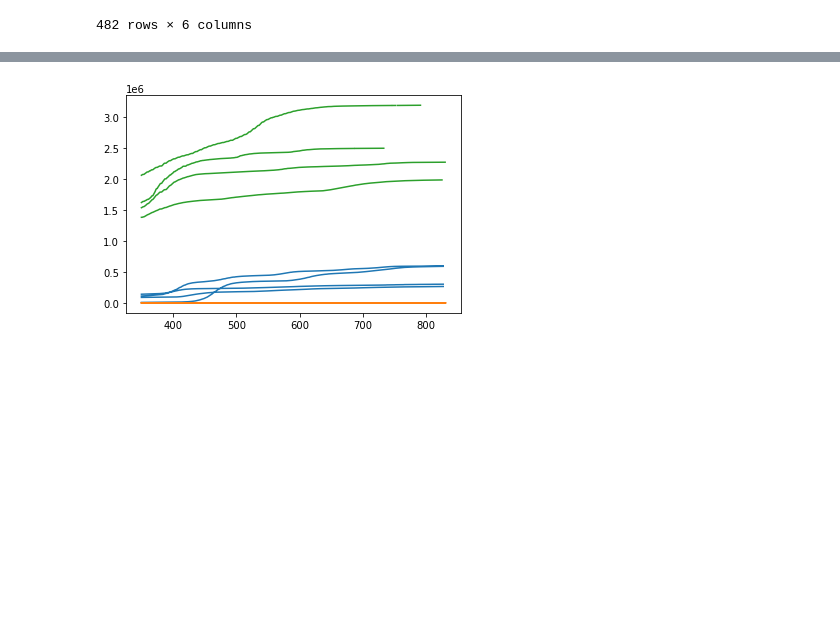
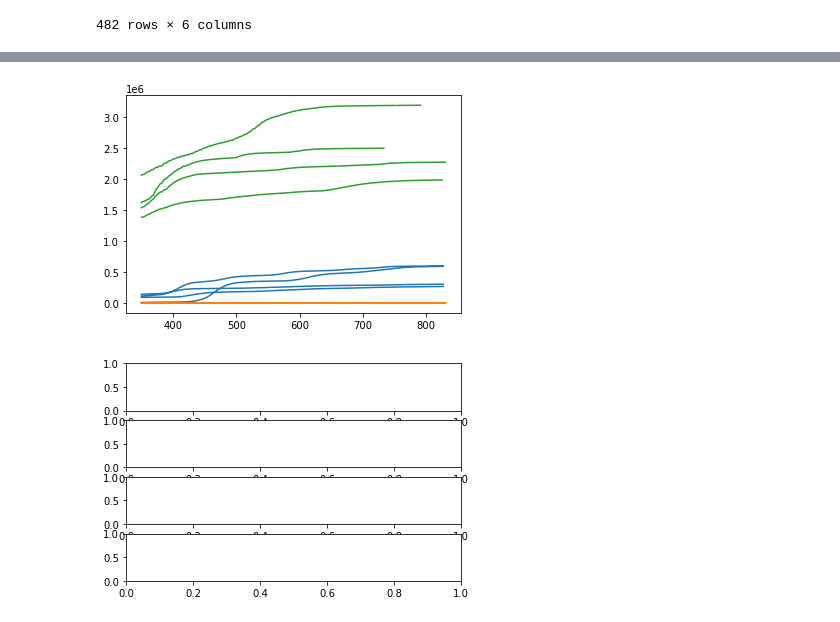
Before and after one commit to tubbsyal/BEE2024_p3, a Jupyter notebook: Part3_1Notebook.ipynb, the cells around one changed output, grey strips where cells are left out. Saved outputs shown, nothing was run; the diff lists cells and outputs as text; code cells hidden in the pictures; blank space fills up the shorter version.

```diff
--- a/Part3_1Notebook.ipynb
+++ b/Part3_1Notebook.ipynb
@@ -216,11 +225,16 @@ plt.show()
 # %%
+df7 = df8
 x = df7.days_since
 y1= df7.total_cases_per_million
 y2=df7.icu_patients_per_million
 y3 = df7.total_vaccinations_per_million
+fig, (ax1,ax2,ax3,ax4) = plt.subplots(4)
+
 plt.plot(x,y1)
 plt.plot(x,y2)
 plt.plot(x,y3)
+
 plt.show()
 # %% [output]
 [figure]
+[figure, added]
```
Also changed, not shown: parts of 3 cells of this notebook.
